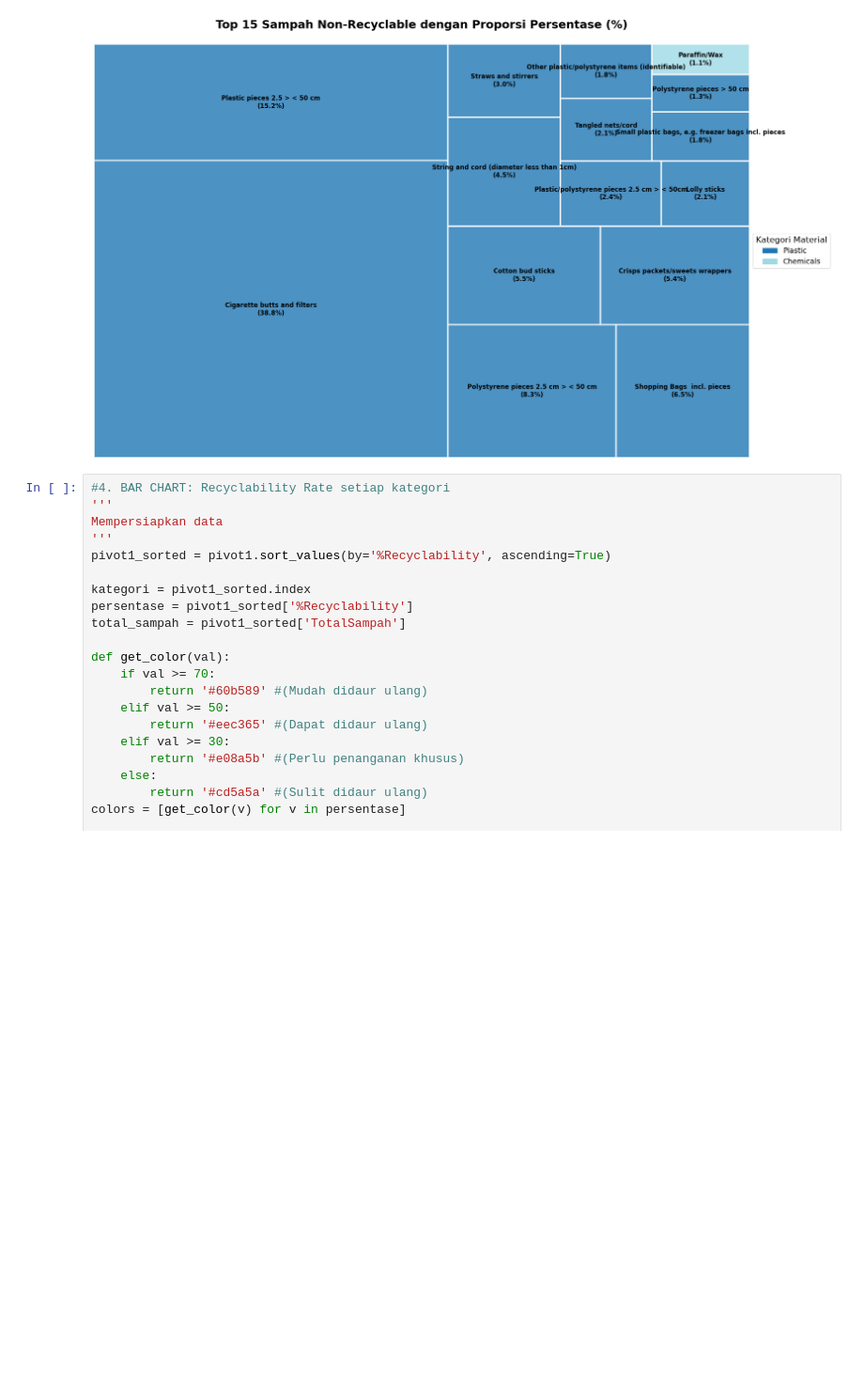
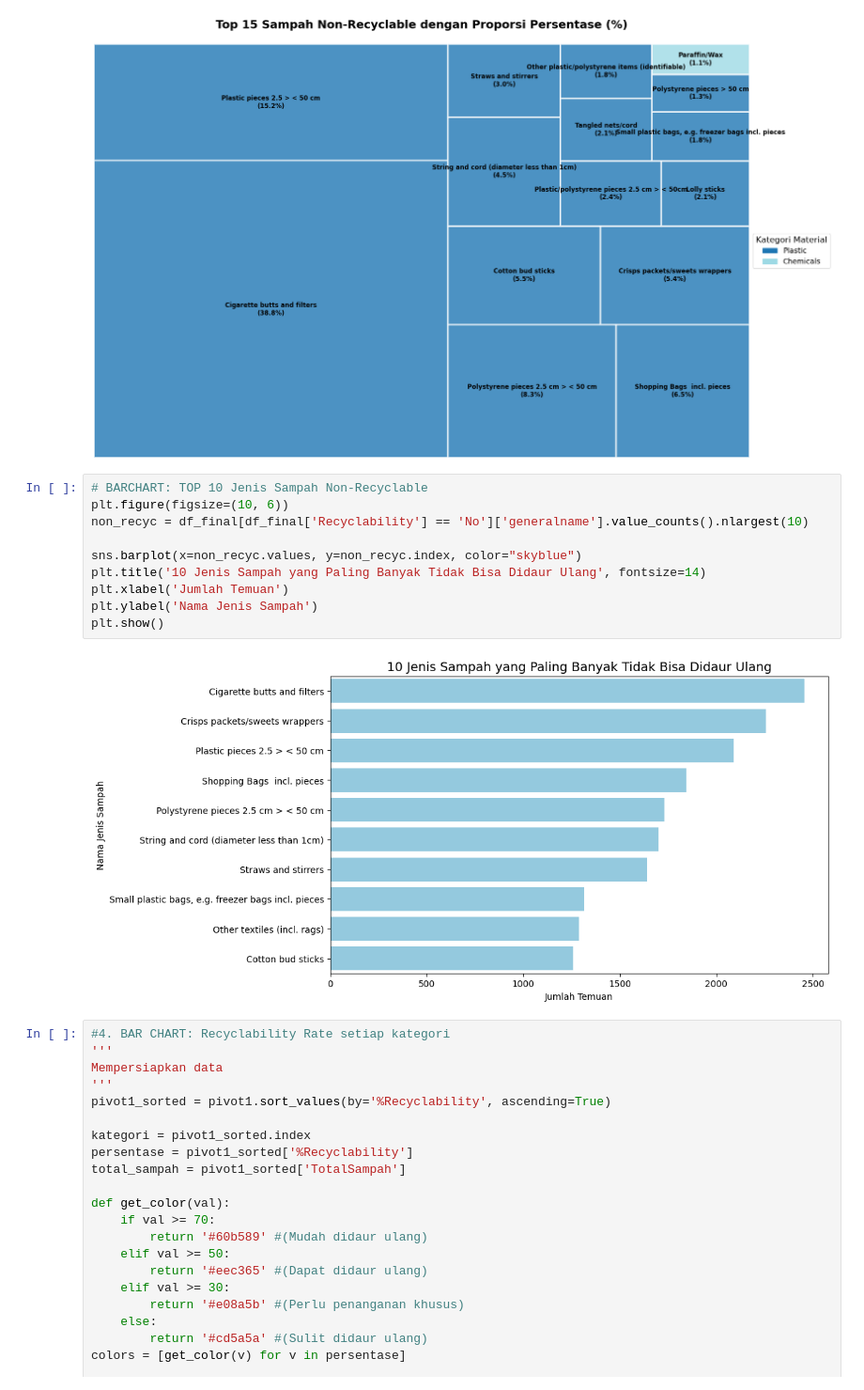
Before and after one commit to rafibakhtiarr/CapstoneDS, a Jupyter notebook: capstone.ipynb, the cells around one changed output. Shown at 94% size. Drawn from its saved outputs; the diff is of its cells as text; blank space fills up the shorter version.

```diff
--- a/capstone.ipynb
+++ b/capstone.ipynb
@@ -836,6 +854,18 @@ plt.tight_layout()
 plt.show()
 # %% [output]
 [figure]
+# %%
+# BARCHART: TOP 10 Jenis Sampah Non-Recyclable
+plt.figure(figsize=(10, 6))
+non_recyc = df_final[df_final['Recyclability'] == 'No']['generalname'].value_counts().nlargest(10)
+
+sns.barplot(x=non_recyc.values, y=non_recyc.index, color="skyblue")
+plt.title('10 Jenis Sampah yang Paling Banyak Tidak Bisa Didaur Ulang', fontsize=14)
+plt.xlabel('Jumlah Temuan')
+plt.ylabel('Nama Jenis Sampah')
+plt.show()
+# %% [output]
+[figure, added]
 # %%
 #4. BAR CHART: Recyclability Rate setiap kategori
 '''
```
Also changed, not shown: parts of 37 cells of this notebook.
